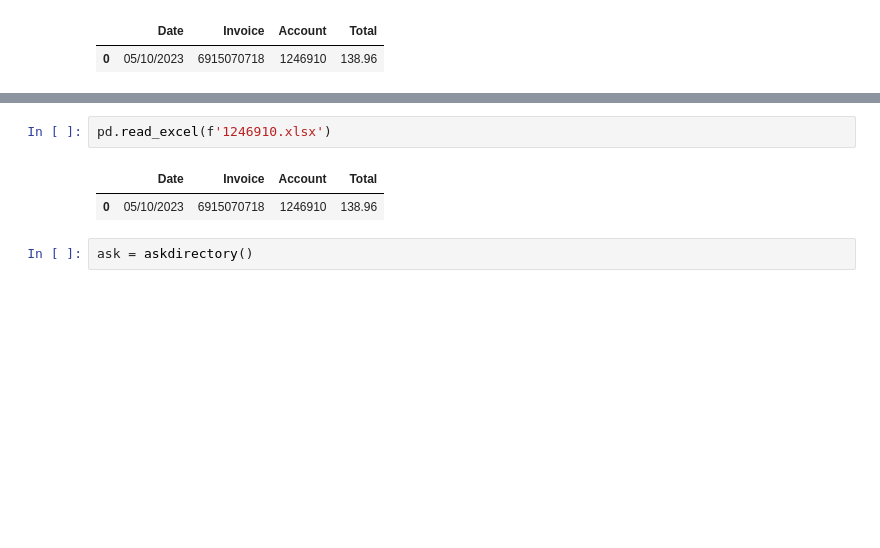
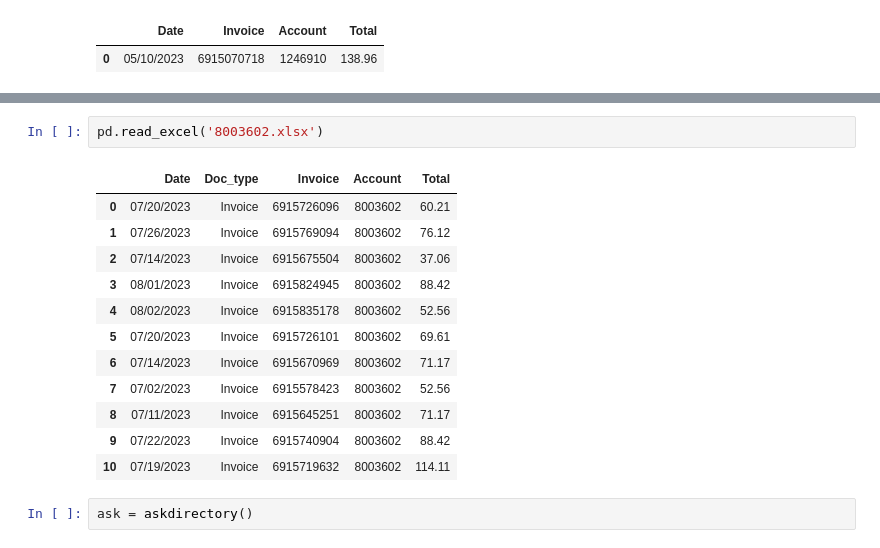
Before and after one commit to Jburch01/pdf-reader, a Jupyter notebook: pdf_reader.ipynb, the cells around one changed output, grey strips where cells are left out. Drawn from its saved outputs; the diff is of its cells as text; blank space fills up the shorter version.

Commit message:
fixed different doc types and error checking and handling

```diff
--- a/pdf_reader.ipynb
+++ b/pdf_reader.ipynb
@@ -169,8 +219,18 @@ read_pdfs()
 # %%
-pd.read_excel(f'1246910.xlsx')
+pd.read_excel('8003602.xlsx')
 # %% [output]
-|  | Date | Invoice | Account | Total |
-| 0 | 05/10/2023 | 6915070718 | 1246910 | 138.96 |
+|  | Date | Doc_type | Invoice | Account | Total |
+| 0 | 07/20/2023 | Invoice | 6915726096 | 8003602 | 60.21 |
+| 1 | 07/26/2023 | Invoice | 6915769094 | 8003602 | 76.12 |
+| 2 | 07/14/2023 | Invoice | 6915675504 | 8003602 | 37.06 |
+| 3 | 08/01/2023 | Invoice | 6915824945 | 8003602 | 88.42 |
+| 4 | 08/02/2023 | Invoice | 6915835178 | 8003602 | 52.56 |
+| 5 | 07/20/2023 | Invoice | 6915726101 | 8003602 | 69.61 |
+| 6 | 07/14/2023 | Invoice | 6915670969 | 8003602 | 71.17 |
+| 7 | 07/02/2023 | Invoice | 6915578423 | 8003602 | 52.56 |
+| 8 | 07/11/2023 | Invoice | 6915645251 | 8003602 | 71.17 |
+| 9 | 07/22/2023 | Invoice | 6915740904 | 8003602 | 88.42 |
+| 10 | 07/19/2023 | Invoice | 6915719632 | 8003602 | 114.11 |
 # %%
 ask = askdirectory()
 # %% [output]
```
Also changed, not shown: parts of 14 cells of this notebook.
